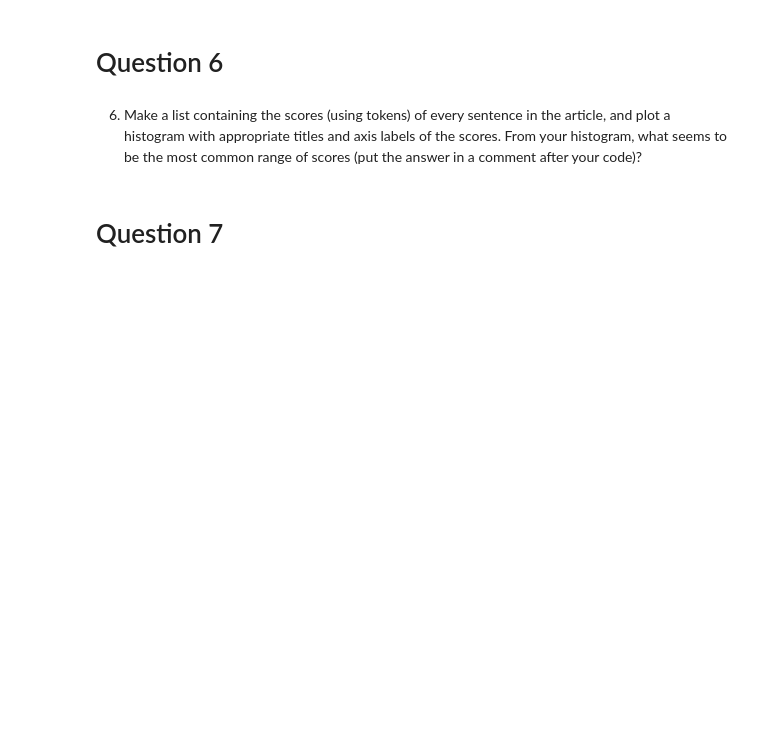
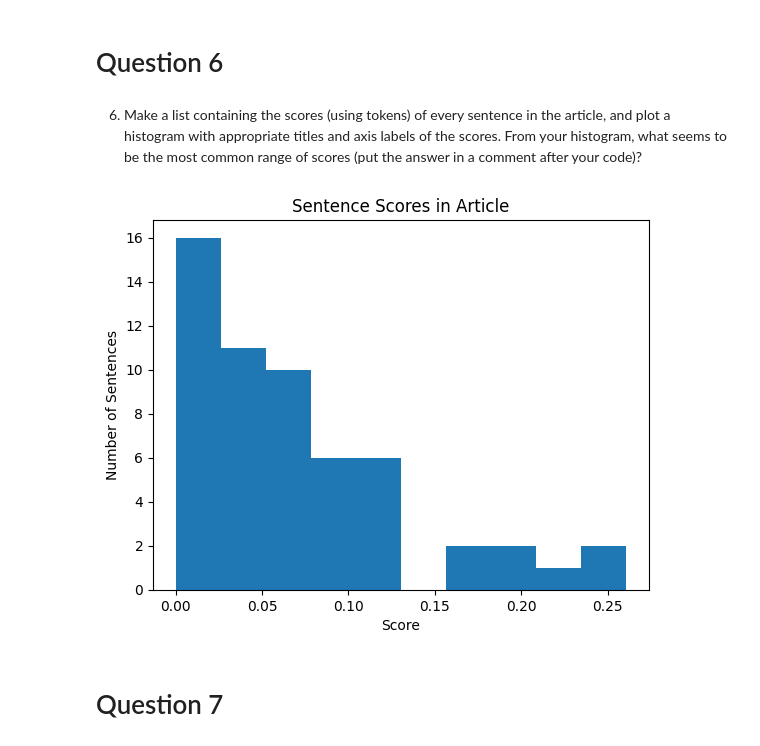
Before and after one commit to andyakiva/web-scraping, a Jupyter notebook: web-scraping.ipynb, the cells around one changed output. Cells and saved outputs as stored; diff of their text form; code cells hidden in the pictures; blank space fills up the shorter version.

Commit message:
Histogram 1

```diff
--- a/web-scraping.ipynb
+++ b/web-scraping.ipynb
@@ -226,6 +226,23 @@ The first sentence has a lemma score of 0.05.
 # Question 6
 # %% [markdown]
 6. Make a list containing the scores (using tokens) of every sentence in the article, and plot a histogram with appropriate titles and axis labels of the scores. From your histogram, what seems to be the most common range of scores (put the answer in a comment after your code)?
+# %%
+#list of scores
+scores = []
+for sentence in doc.sents:
+    scoreholder = score_sentence_by_token(sentence.text,generatetokens)
+    scores.append(scoreholder)
+
+#plot a histogram
+plt.hist(scores)
+plt.title('Sentence Scores in Article')
+plt.xlabel('Score')
+plt.ylabel('Number of Sentences')
+plt.show()
+
+# The most common score is 0. Scores decrease in frequency until about .13 where they dip and then level off
+# %% [output]
+[figure, added]
 # %% [markdown]
 # Question 7
 # %% [markdown]
```
